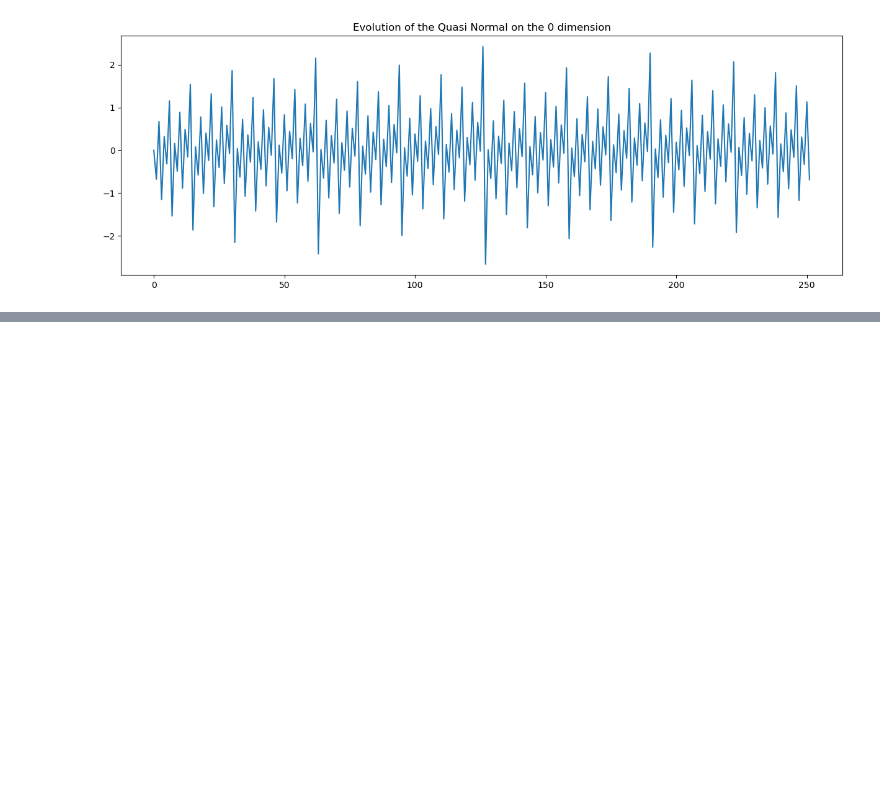
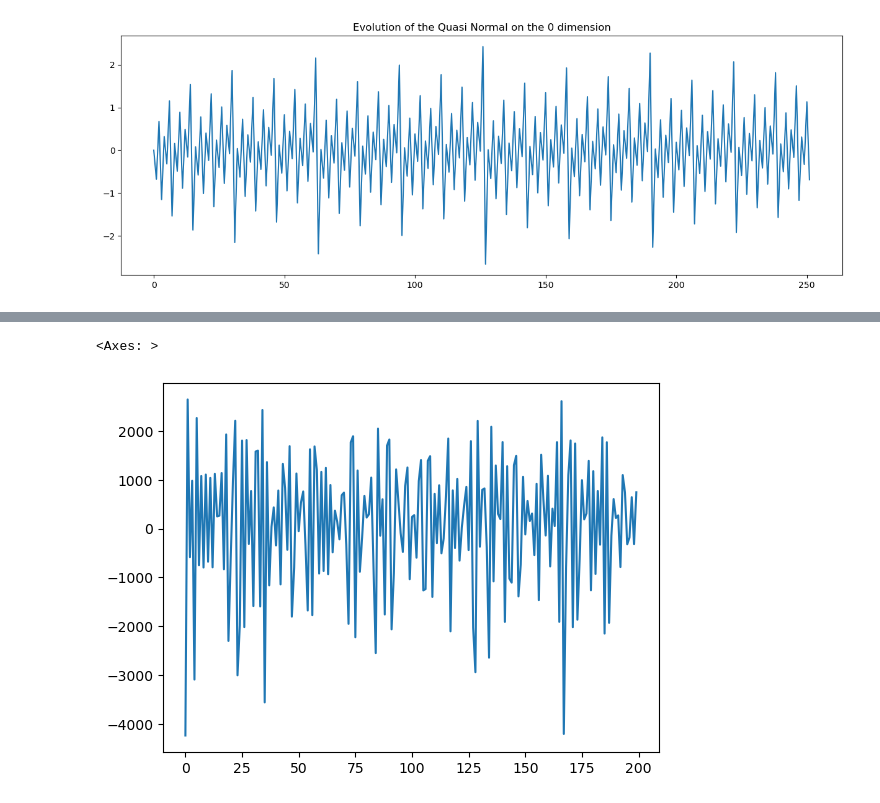
Before and after one commit to raphcor95/numerical_project, a Jupyter notebook: Visualiser.ipynb, the cells around one changed output, grey strips where cells are left out. Drawn from its saved outputs; the diff is of its cells as text; code cells hidden in the pictures; blank space fills up the shorter version.

```diff
--- a/Visualiser.ipynb
+++ b/Visualiser.ipynb
@@ -161,0 +277,7 @@ Text(0.5, 1.0, 'Evolution of the Quasi Normal on the 0 dimension')
+# %%
+spot_path = r"Outputs/LS_simulations.csv"
+value_path = r"Outputs/LS_values.csv"
+time_path = r"Outputs/LS_times.csv"
+exp_path = r"Outputs/LS_expected.csv"
+x_path = r"Outputs/X.csv"
+y_path = r"Outputs/Y.csv"
@@ -161,0 +372,5 @@ Text(0.5, 1.0, 'Evolution of the Quasi Normal on the 0 dimension')
+# %%
+df_path.iloc[:, 0].plot()
+# %% [output]
+<Axes: >
+[figure, added]
```
Also changed, not shown: parts of 21 cells of this notebook, 9 other files.
